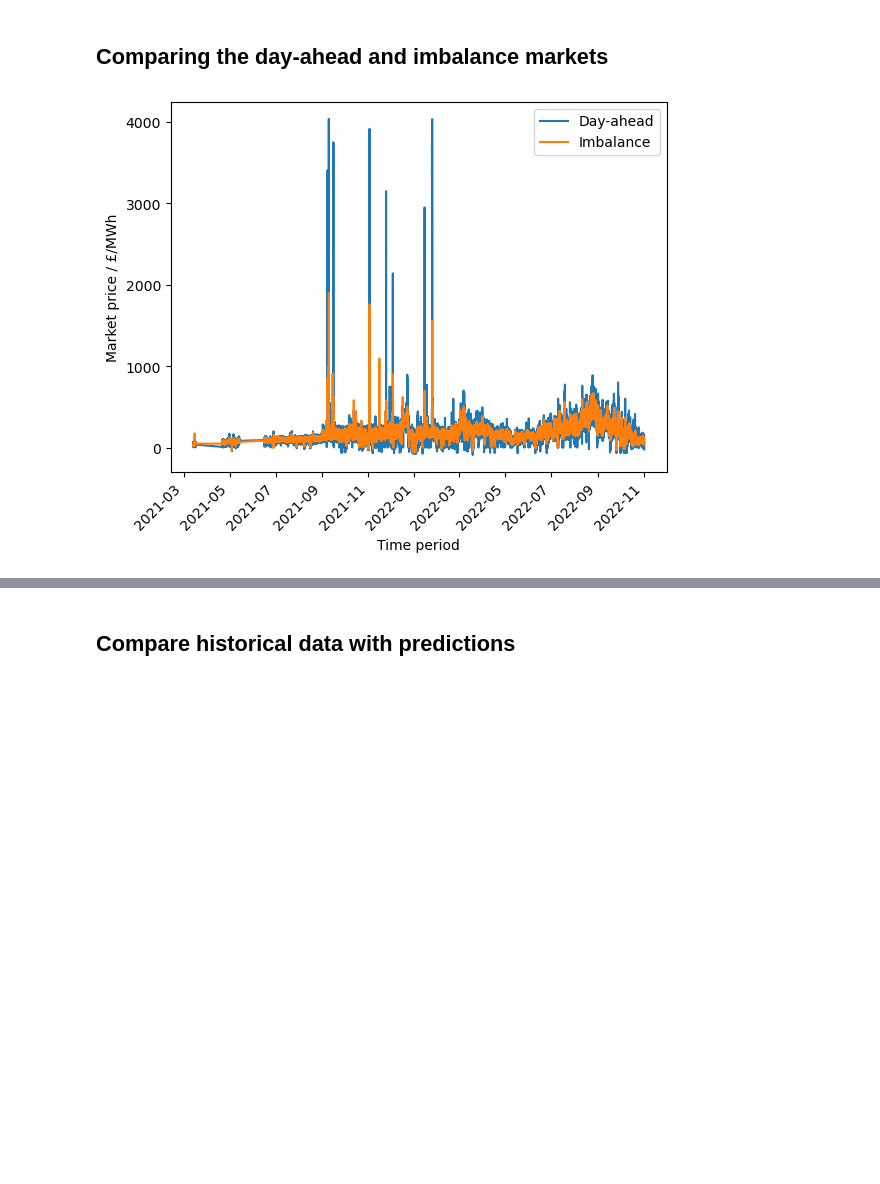
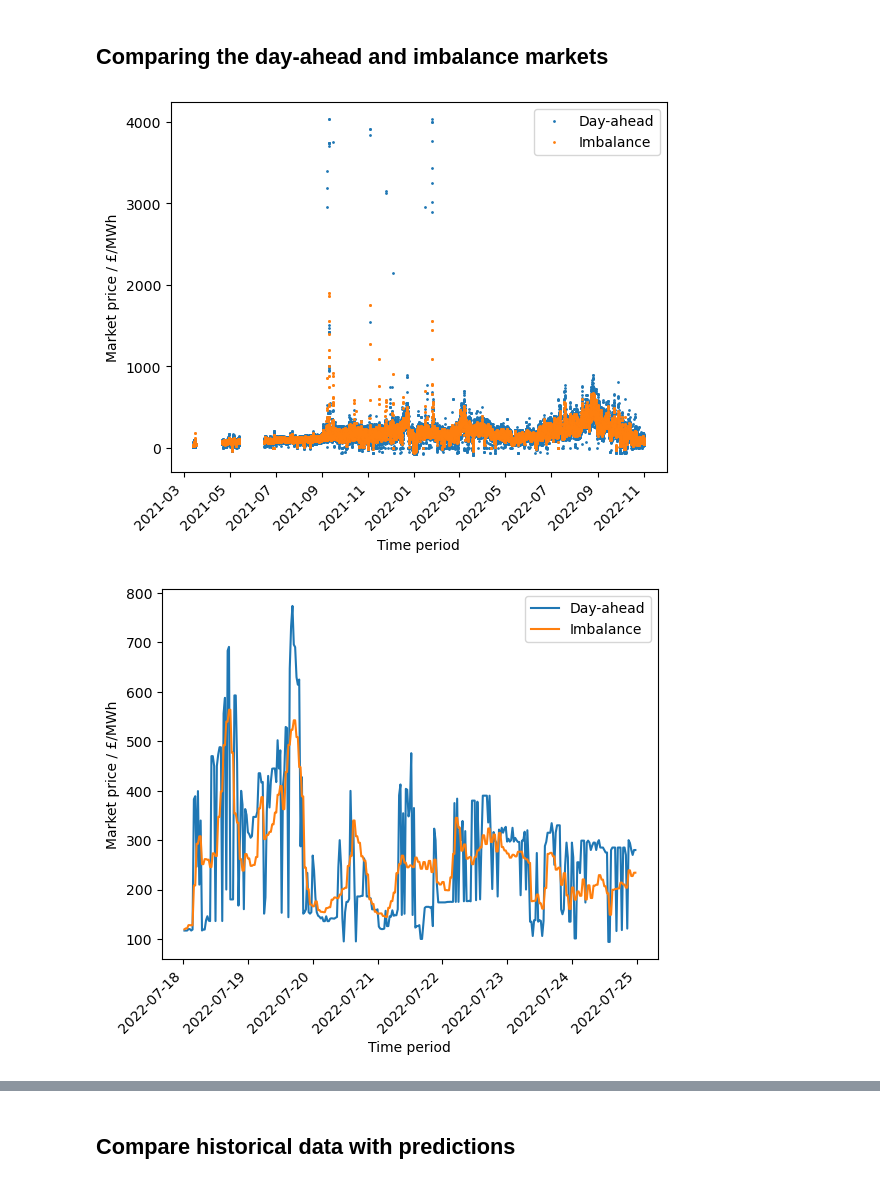
Before and after one commit to Team-Gibberish/coding-challenge-2022_23-task1, a Jupyter notebook: Agile Snails and Team 7465616D Comparison.ipynb, the cells around one changed output, grey strips where cells are left out. Drawn from its saved outputs; the diff is of its cells as text; code cells hidden in the pictures; blank space fills up the shorter version.

```diff
--- a/Agile Snails and Team 7465616D Comparison.ipynb
+++ b/Agile Snails and Team 7465616D Comparison.ipynb
@@ -42,6 +42,18 @@ teams = [
 %cd agile_snails_coding_challenge/
 # %% [output]
 /Users/ed/src/cc2022/agile_snails_coding_challenge
+# %%
+from types import ModuleType
+from typing import Any
+
+# poor man's way of type hinting for pd.DataFrames
+# these details are not enforced by type checkers
+# for production code better use something like
+# https://github.com/CedricFR/dataenforce
+
+Bid = pd.DataFrame  # with columns: effective_date, hour_id, quantity, price
+HourlyData = pd.DataFrame  # with columns: time_period [in hours], ...
+HalfHourlyData = pd.DataFrame  # with columns: time_period [in half hours], ...
 # %% [markdown]
 ## Get teams' bids
 # %%
@@ -191,25 +221,50 @@ volumes = get_volumes()
 # %% [markdown]
 ## Comparing the day-ahead and imbalance markets
 # %%
+def get_representative_time_period(data: HalfHourlyData) -> HalfHourlyData:
+    return data[
+        (data["time_period"] > pd.Timestamp("2022-07-18"))
+        * (data["time_period"] < pd.Timestamp("2022-07-25"))
+    ]
+
+
 markets = pd.merge(
     imbalance_prices,
     split_hours(market_index.rename(columns={"volume": "quantity"})),
     on="time_period",
     suffixes=["_market", "_imbalance"],
+).sort_values(by="time_period")
+
+
+def plot_markets(
+    markets: HalfHourlyData,
+    style: dict[str, Any] = dict(
+        marker="o",
+        markersize=1,
+        linestyle="none",
+    ),
+) -> None:
+    fig, ax = plt.subplots()
+
+    ax.plot(markets["time_period"], markets["price_market"], label="Day-ahead", **style)
+    ax.plot(
+        markets["time_period"], markets["price_imbalance"], label="Imbalance", **style
+    )
+
+    ax.set_xlabel("Time period")
+    ax.set_ylabel("Market price / £/MWh")
+    ax.set_xticklabels(ax.get_xticklabels(), ha="right", rotation=45)
+
+    ax.legend(loc="best")
+
+    plt.show()
+
+
+plot_markets(markets)
+plot_markets(
+    get_representative_time_period(markets), style={"linestyle": "-", "marker": "none"}
 )
-
-fig, ax = plt.subplots()
-
-ax.plot(markets.time_period, markets.price_market, label="Day-ahead")
-ax.plot(markets.time_period, markets.price_imbalance, label="Imbalance")
-
-ax.set_xlabel("Time period")
-ax.set_ylabel("Market price / £/MWh")
-ax.set_xticklabels(ax.get_xticklabels(), ha="right", rotation=45)
-
-ax.legend(loc="best")
-
-plt.show()
 # %% [output]
-[figure, old version]
+[figure, new version]
+[figure, added]
 # %%
```
Also changed, not shown: parts of 12 cells of this notebook.
